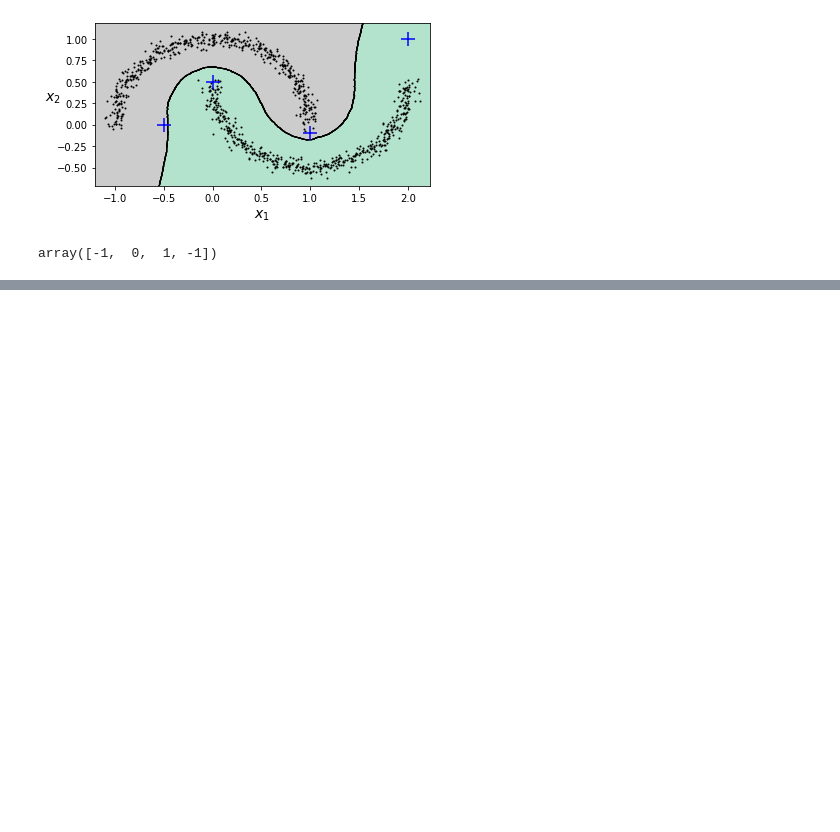
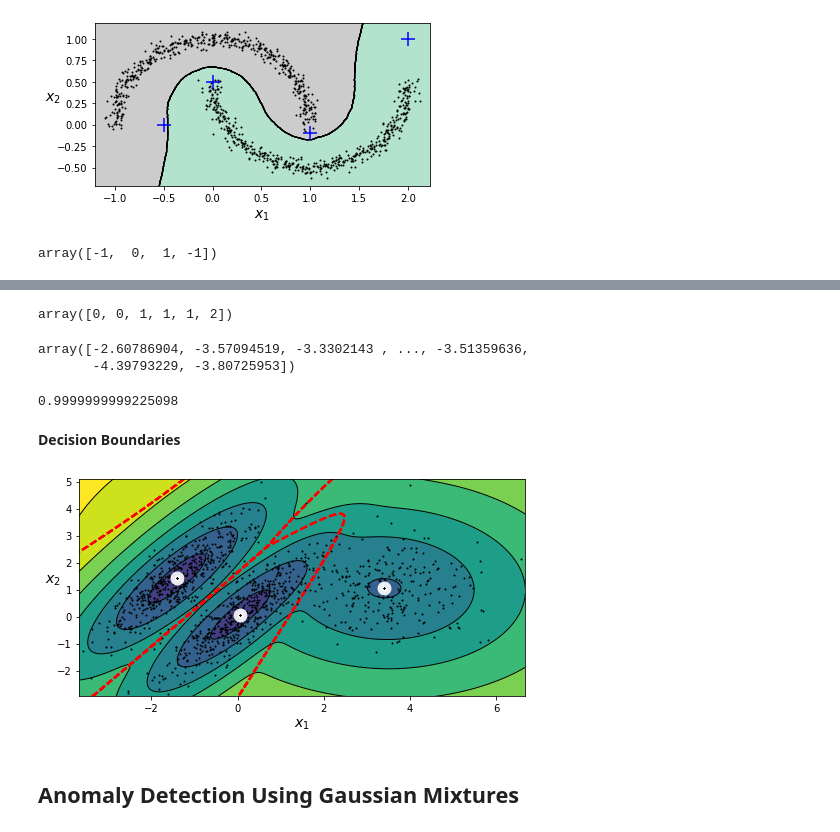
Before and after one commit to yashveersinghsohi/Hands_On_ML_Book_Practice, a Jupyter notebook: Chapter_9/Chapter9_Unsupervised_Learning.ipynb, the cells around one changed output, grey strips where cells are left out. Cells and saved outputs as stored; diff of their text form; code cells hidden in the pictures; blank space fills up the shorter version.

Commit message:
Finished till Gaussian Mixture models.

```diff
--- a/Chapter_9/Chapter9_Unsupervised_Learning.ipynb
+++ b/Chapter_9/Chapter9_Unsupervised_Learning.ipynb
@@ -600,0 +609,7 @@ array([-1,  0,  1, -1])
+# %%
+X1, y1 = make_blobs(n_samples=1000, centers=((4, -4), (0, 0)), random_state=42)
+X1 = X1.dot(np.array([[0.374, 0.95], [0.732, 0.598]]))
+X2, y2 = make_blobs(n_samples=250, centers=1, random_state=42)
+X2 = X2 + [6, -8]
+X = np.r_[X1, X2]
+y = np.r_[y1, y2]
@@ -600,0 +618,3 @@ array([-1,  0,  1, -1])
+# %%
+gm = GaussianMixture(n_components=3, n_init=10, random_state=42)
+gm.fit(X)
@@ -600,0 +684,22 @@ array([-1,  0,  1, -1])
+# %%
+y_new
+# %% [output]
+array([0, 0, 1, 1, 1, 2])
+# %%
+gm.score_samples(X)
+# %% [output]
+array([-2.60786904, -3.57094519, -3.3302143 , ..., -3.51359636,
+       -4.39793229, -3.80725953])
+# %%
+resolution = 100
+grid = np.arange(-10, 10, 1 / resolution)
+xx, yy = np.meshgrid(grid, grid)
+X_full = np.vstack([xx.ravel(), yy.ravel()]).T
+
+pdf = np.exp(gm.score_samples(X_full))
+pdf_probas = pdf * (1 / resolution) ** 2
+pdf_probas.sum()
+# %% [output]
+0.9999999999225098
+# %% [markdown]
+**Decision Boundaries**
@@ -600,0 +748,10 @@ array([-1,  0,  1, -1])
+# %%
+plt.figure(figsize=(8, 4))
+
+plot_gaussian_mixture(gm, X)
+
+plt.show()
+# %% [output]
+[figure, added]
+# %% [markdown]
+## Anomaly Detection Using Gaussian Mixtures
```
Also changed, not shown: parts of 19 cells of this notebook.
